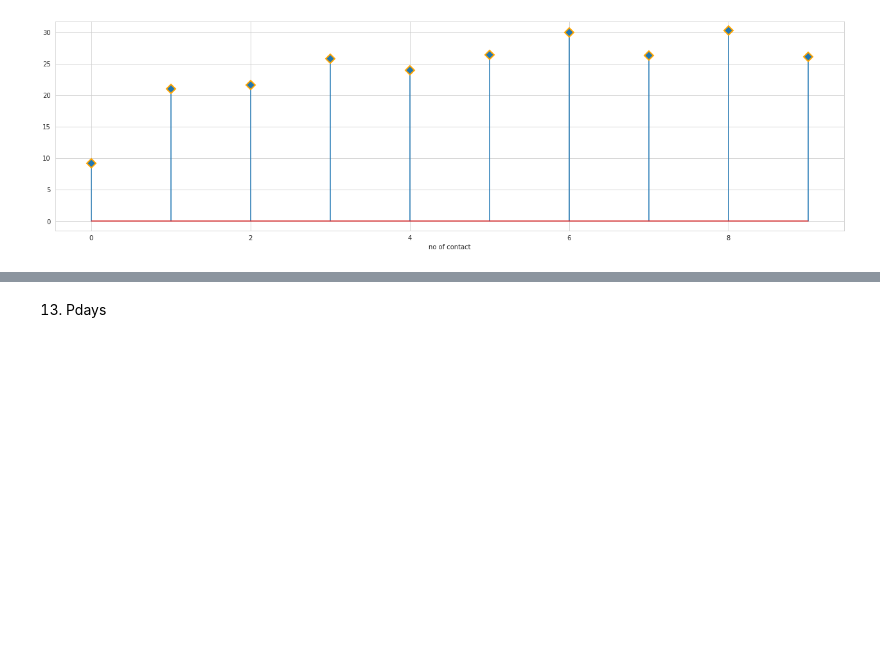
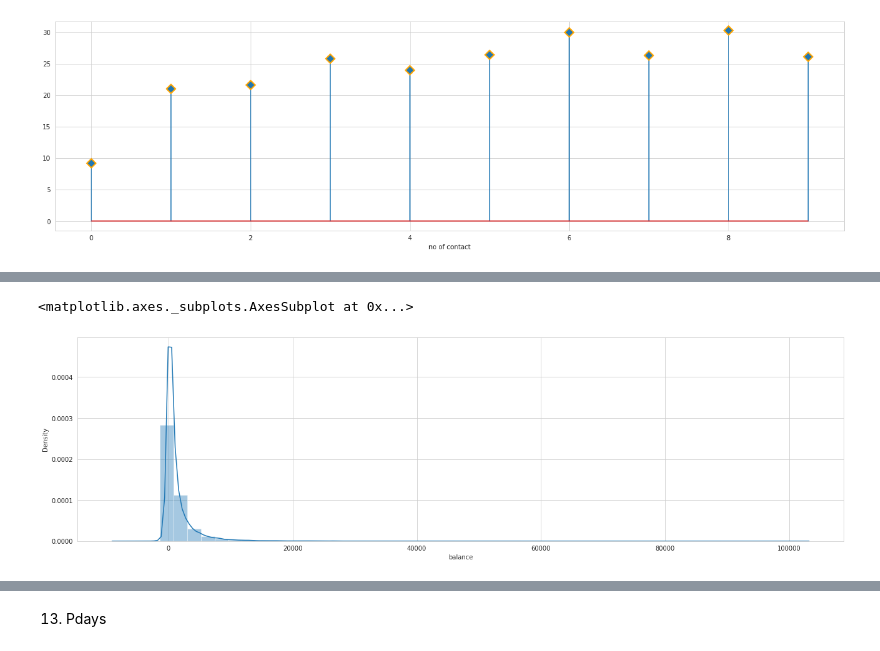
Before and after one commit to yaman9675/Bank-Marketing-Effectiveness-Prediction, a Jupyter notebook: Yaman_Bank_Marketing_Effectiveness_Prediction_Capstone_Project.ipynb, the cells around one changed output, grey strips where cells are left out. Saved outputs shown, nothing was run; the diff lists cells and outputs as text; code cells hidden in the pictures; blank space fills up the shorter version.

```diff
--- a/Yaman_Bank_Marketing_Effectiveness_Prediction_Capstone_Project.ipynb
+++ b/Yaman_Bank_Marketing_Effectiveness_Prediction_Capstone_Project.ipynb
@@ -1177,0 +1233,6 @@ plt.show()
+# %%
+plt.figure(figsize=(22,6))
+sns.distplot(bank_df['balance'])
+# %% [output]
+<matplotlib.axes._subplots.AxesSubplot at 0x...>
+[figure, added]
```
Also changed, not shown: parts of 26 cells of this notebook.
